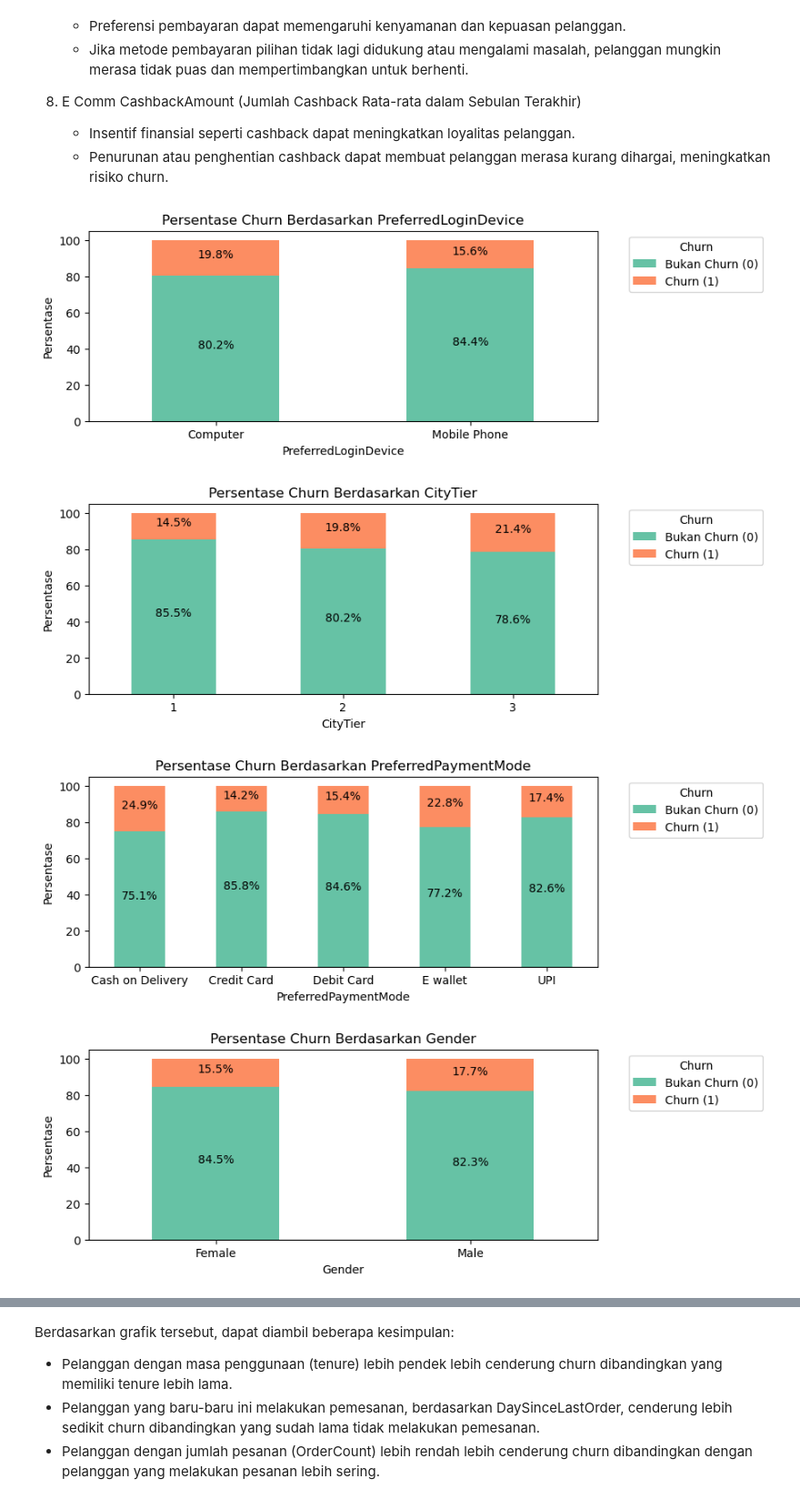
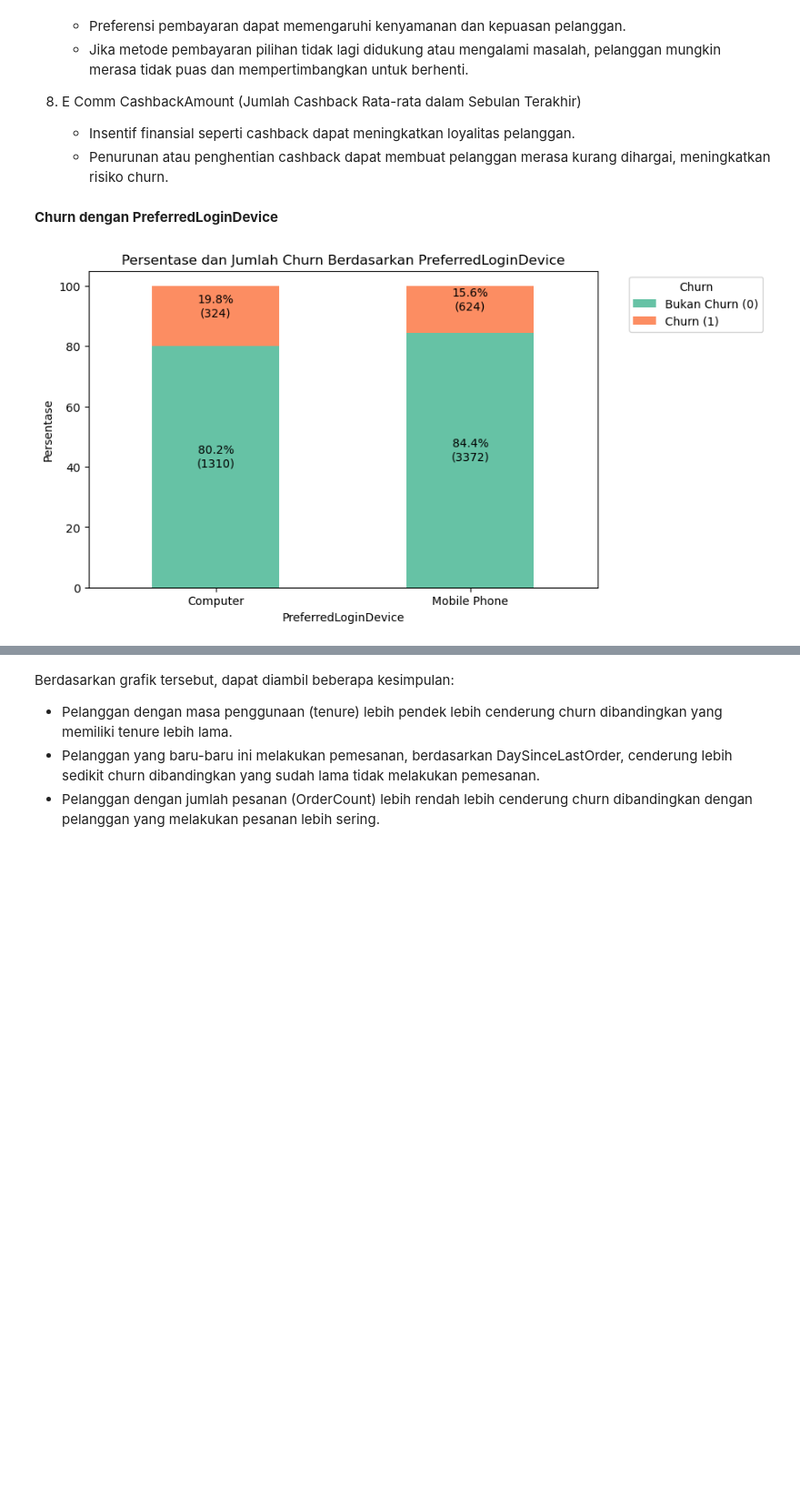
Before and after one commit to Dokaebi20/Finpro_Zetta_11-24, a Jupyter notebook: FinPro.ipynb, the cells around one changed output, grey strips where cells are left out. Shown at 91% size. Cells and saved outputs as stored; diff of their text form; code cells hidden in the pictures; blank space fills up the shorter version.

```diff
--- a/FinPro.ipynb
+++ b/FinPro.ipynb
@@ -396,7 +481,7 @@ Pada beberapa kolom, ditemukan beberapa nilai yang tidak konsisten. Misalnya pad
 # %%
 df['PreferredLoginDevice'].replace('Phone', 'Mobile Phone', inplace=True)
 df['PreferredPaymentMode'].replace({'CC': 'Credit Card', 'COD': 'Cash on Delivery'}, inplace=True)
-df['PreferedOrderCat'].replace('Mobile', 'Mobile phone', inplace=True)
+df['PreferedOrderCat'].replace('Mobile' , 'Mobile Phone', inplace=True)
 # %% [markdown]
 ***Missing Values***
 # %%
@@ -624,13 +709,14 @@ memory usage: 857.8+ KB
 # %% [markdown]
 ### **Data Analysis**
 # %%
-churn_counts = df['Churn'].value_counts(normalize=True) * 100
+churn_counts = df['Churn'].value_counts()
+churn_percent = df['Churn'].value_counts(normalize=True) * 100
 
 plt.figure(figsize=(6, 4))
-sns.barplot(x=churn_counts.index, y=churn_counts.values, palette='coolwarm')
+sns.barplot(x=churn_counts.index, y=churn_percent.values, palette='coolwarm')
 
-for i, value in enumerate(churn_counts.values):
-     plt.text(i, value - 5  , f'{value:.2f}%', ha='center', va='bottom')
+for i, (count, percent) in enumerate(zip(churn_counts.values, churn_percent.values)):
+    plt.text(i, percent - 12, f'{percent:.2f}%\n({count})', ha='center', va='bottom', color='black')
 
 plt.title('Distribusi Churn')
 plt.xlabel('Churn')
@@ -683,29 +774,29 @@ Berdasarkan heatmap tersebut, terlihat kolom mana saja yang memiliki korelasi re
 8. E Comm CashbackAmount (Jumlah Cashback Rata-rata dalam Sebulan Terakhir)
    - Insentif finansial seperti cashback dapat meningkatkan loyalitas pelanggan.
    - Penurunan atau penghentian cashback dapat membuat pelanggan merasa kurang dihargai, meningkatkan risiko churn.
+# %% [markdown]
+**Churn dengan PreferredLoginDevice**
 # %%
-categorical_cols = ['PreferredLoginDevice','CityTier','PreferredPaymentMode', 'Gender' ,'PreferedOrderCat', 'MaritalStatus', 'Complain']
+col = 'PreferredLoginDevice'
 
-for col in categorical_cols:
-    churn_percent = df.groupby([col, 'Churn']).size().unstack(fill_value=0)
-    churn_percent = churn_percent.div(churn_percent.sum(axis=1), axis=0) * 100
+churn_counts = df.groupby([col, 'Churn']).size().unstack(fill_value=0)
+churn_percent = churn_counts.div(churn_counts.sum(axis=1), axis=0) * 100
 
-    ax = churn_percent.plot(kind='bar', stacked=True, color=sns.color_palette('Set2'), figsize=(8, 3))
+ax = churn_percent.plot(kind='bar', stacked=True, color=sns.color_palette('Set2'), figsize=(8, 5))
 
-    plt.title(f'Persentase Churn Berdasarkan {col}')
-    plt.xlabel(col)
-    plt.ylabel('Persentase')
-    plt.xticks(rotation=0)
+plt.title(f'Persentase dan Jumlah Churn Berdasarkan {col}')
+plt.xlabel(col)
+plt.ylabel('Persentase')
+plt.xticks(rotation=0)
+plt.legend(['Bukan Churn (0)', 'Churn (1)'], title='Churn', bbox_to_anchor=(1.05, 1), loc='upper left')
 
-    plt.legend(['Bukan Churn (0)', 'Churn (1)'], title='Churn', bbox_to_anchor=(1.05, 1), loc='upper left')
+for i, (label, row) in enumerate(churn_percent.iterrows()):
+    non_churn_count = churn_counts.loc[label, 0]
+    churn_count = churn_counts.loc[label, 1]
 
-    for i, (label, row) in enumerate(churn_percent.iterrows()):
-        plt.text(i, row[0] / 2, f'{row[0]:.1f}%', ha='center', color='black')
-        plt.text(i, row[0] + row[1] / 2, f'{row[1]:.1f}%', ha='center', color='black')
+    plt.text(i, row[0] / 2, f'{row[0]:.1f}%\n({non_churn_count})', ha='center', color='black')
+    plt.text(i, row[0] + row[1] / 2, f'{row[1]:.1f}%\n({churn_count})', ha='center', color='black')
 
-    plt.show()
+plt.show()
 # %% [output]
-[figure, old version]
+[figure, new version]
-[figure, removed]
-[figure, removed]
-[figure, removed]
```
Also changed, not shown: parts of 32 cells of this notebook.
